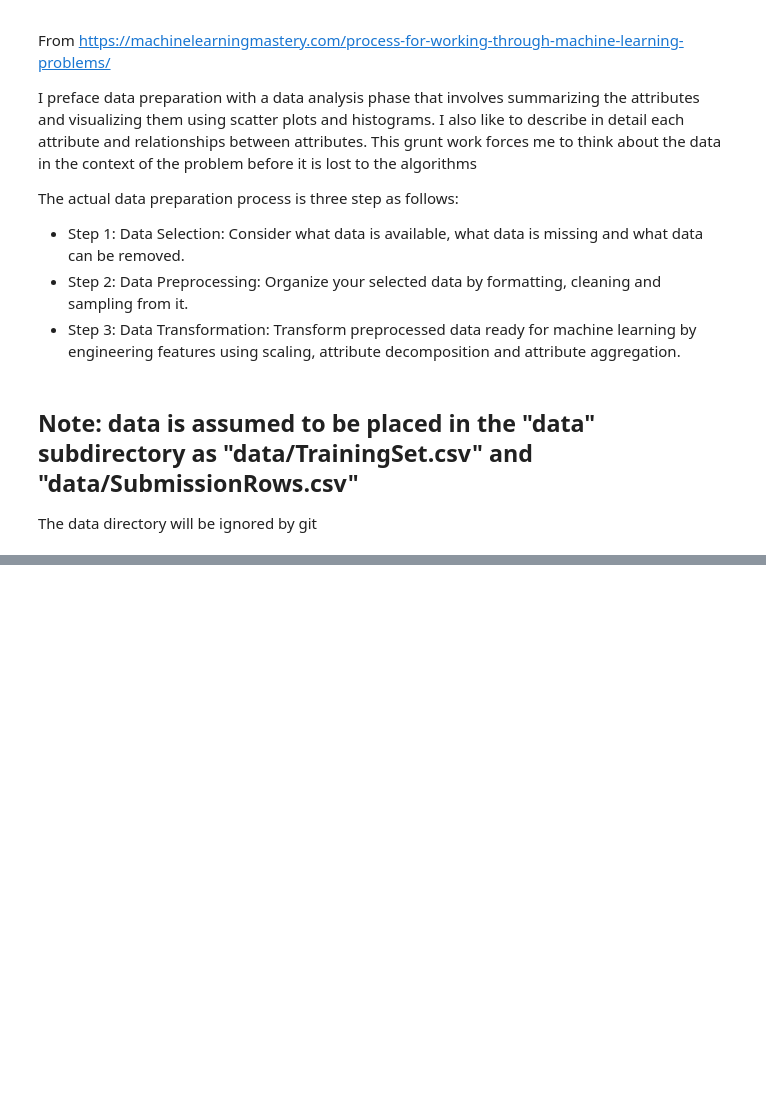
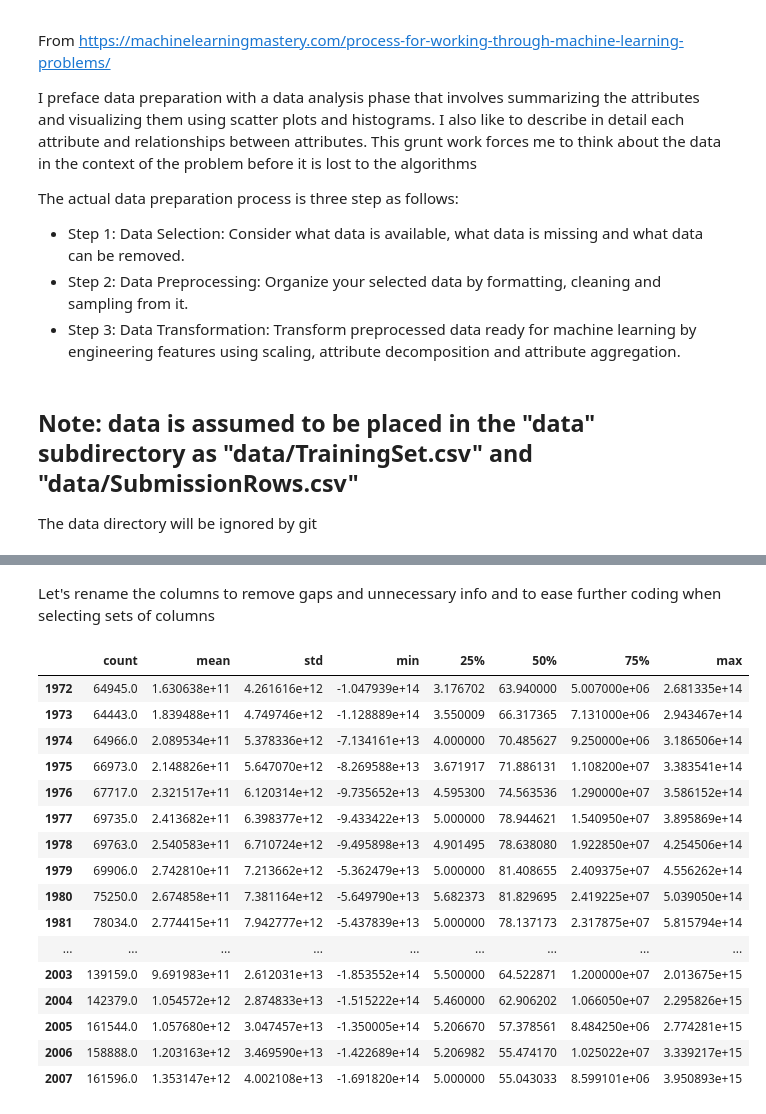
Before and after one commit to machine-learning-study-group/time-series-millenium-goals, a Jupyter notebook: 2-prepare-data.ipynb, the cells around one changed output, grey strips where cells are left out. Drawn from its saved outputs; the diff is of its cells as text; code cells hidden in the pictures; blank space fills up the shorter version.

```diff
--- a/2-prepare-data.ipynb
+++ b/2-prepare-data.ipynb
@@ -239,0 +78,2 @@ no_nans.head()
+# %% [markdown]
+Let's rename the columns to remove gaps and unnecessary info and to ease further coding when selecting sets of columns
@@ -239,0 +82,21 @@ no_nans.head()
+# %%
+# Get some basic stats about the training data
+df.describe().T
+# %% [output]
+|  | count | mean | std | min | 25% | 50% | 75% | max |
+| 1972 | 64945.0 | 1.630638e+11 | 4.261616e+12 | -1.047939e+14 | 3.176702 | 63.940000 | 5.007000e+06 | 2.681335e+14 |
+| 1973 | 64443.0 | 1.839488e+11 | 4.749746e+12 | -1.128889e+14 | 3.550009 | 66.317365 | 7.131000e+06 | 2.943467e+14 |
+| 1974 | 64966.0 | 2.089534e+11 | 5.378336e+12 | -7.134161e+13 | 4.000000 | 70.485627 | 9.250000e+06 | 3.186506e+14 |
+| 1975 | 66973.0 | 2.148826e+11 | 5.647070e+12 | -8.269588e+13 | 3.671917 | 71.886131 | 1.108200e+07 | 3.383541e+14 |
+| 1976 | 67717.0 | 2.321517e+11 | 6.120314e+12 | -9.735652e+13 | 4.595300 | 74.563536 | 1.290000e+07 | 3.586152e+14 |
+| 1977 | 69735.0 | 2.413682e+11 | 6.398377e+12 | -9.433422e+13 | 5.000000 | 78.944621 | 1.540950e+07 | 3.895869e+14 |
+| 1978 | 69763.0 | 2.540583e+11 | 6.710724e+12 | -9.495898e+13 | 4.901495 | 78.638080 | 1.922850e+07 | 4.254506e+14 |
+| 1979 | 69906.0 | 2.742810e+11 | 7.213662e+12 | -5.362479e+13 | 5.000000 | 81.408655 | 2.409375e+07 | 4.556262e+14 |
+| 1980 | 75250.0 | 2.674858e+11 | 7.381164e+12 | -5.649790e+13 | 5.682373 | 81.829695 | 2.419225e+07 | 5.039050e+14 |
+| 1981 | 78034.0 | 2.774415e+11 | 7.942777e+12 | -5.437839e+13 | 5.000000 | 78.137173 | 2.317875e+07 | 5.815794e+14 |
+| ... | ... | ... | ... | ... | ... | ... | ... | ... |
+| 2003 | 139159.0 | 9.691983e+11 | 2.612031e+13 | -1.853552e+14 | 5.500000 | 64.522871 | 1.200000e+07 | 2.013675e+15 |
+| 2004 | 142379.0 | 1.054572e+12 | 2.874833e+13 | -1.515222e+14 | 5.460000 | 62.906202 | 1.066050e+07 | 2.295826e+15 |
+| 2005 | 161544.0 | 1.057680e+12 | 3.047457e+13 | -1.350005e+14 | 5.206670 | 57.378561 | 8.484250e+06 | 2.774281e+15 |
+| 2006 | 158888.0 | 1.203163e+12 | 3.469590e+13 | -1.422689e+14 | 5.206982 | 55.474170 | 1.025022e+07 | 3.339217e+15 |
+| 2007 | 161596.0 | 1.353147e+12 | 4.002108e+13 | -1.691820e+14 | 5.000000 | 55.043033 | 8.599101e+06 | 3.950893e+15 |
```
Also changed, not shown: parts of 128 cells of this notebook.
